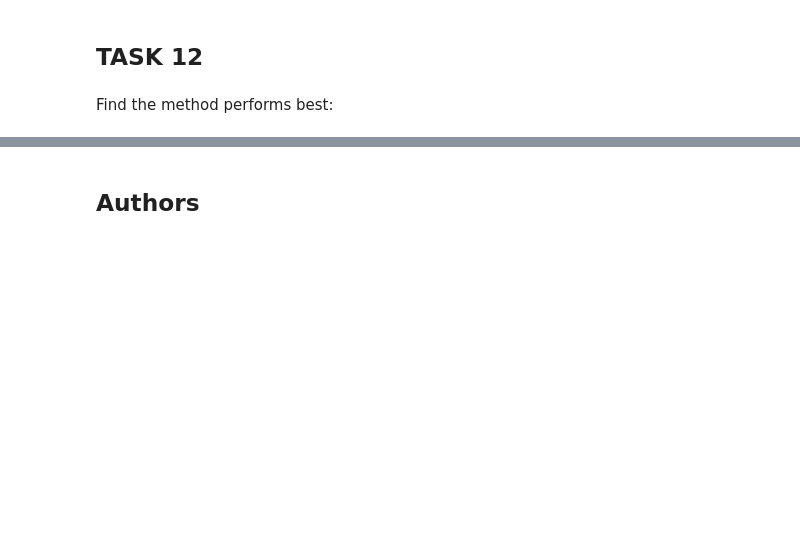
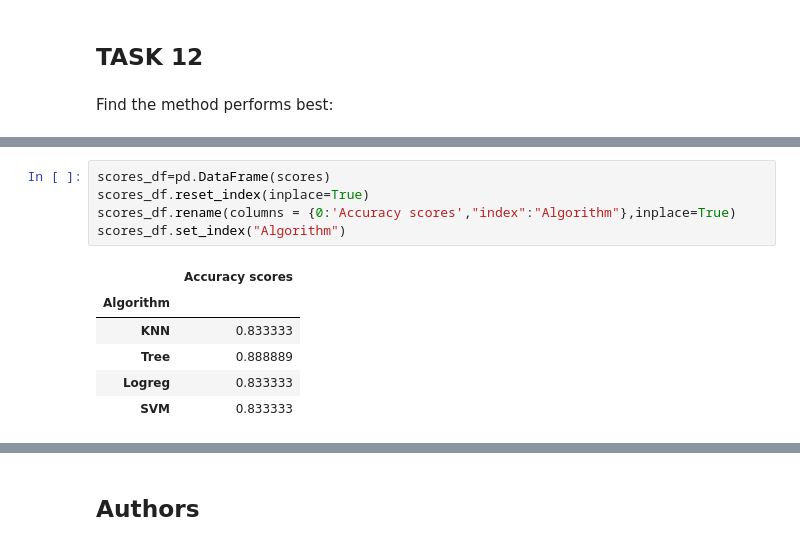
Before and after one commit to rdf5/spaceXfalcon9, a Jupyter notebook: SpaceX_Machine Learning Prediction_Part_5.ipynb, the cells around one changed output, grey strips where cells are left out. Cells and saved outputs as stored; diff of their text form; blank space fills up the shorter version.

```diff
--- a/SpaceX_Machine Learning Prediction_Part_5.ipynb
+++ b/SpaceX_Machine Learning Prediction_Part_5.ipynb
@@ -329,0 +333,12 @@ The best estimator is SVM with an accuracy of 0.9444444444444444
+# %%
+scores_df=pd.DataFrame(scores)
+scores_df.reset_index(inplace=True)
+scores_df.rename(columns = {0:'Accuracy scores',"index":"Algorithm"},inplace=True)
+scores_df.set_index("Algorithm")
+# %% [output]
+|  | Accuracy scores |
+| Algorithm |  |
+| KNN | 0.833333 |
+| Tree | 0.888889 |
+| Logreg | 0.833333 |
+| SVM | 0.833333 |
```
Also changed, not shown: parts of 13 cells of this notebook.
